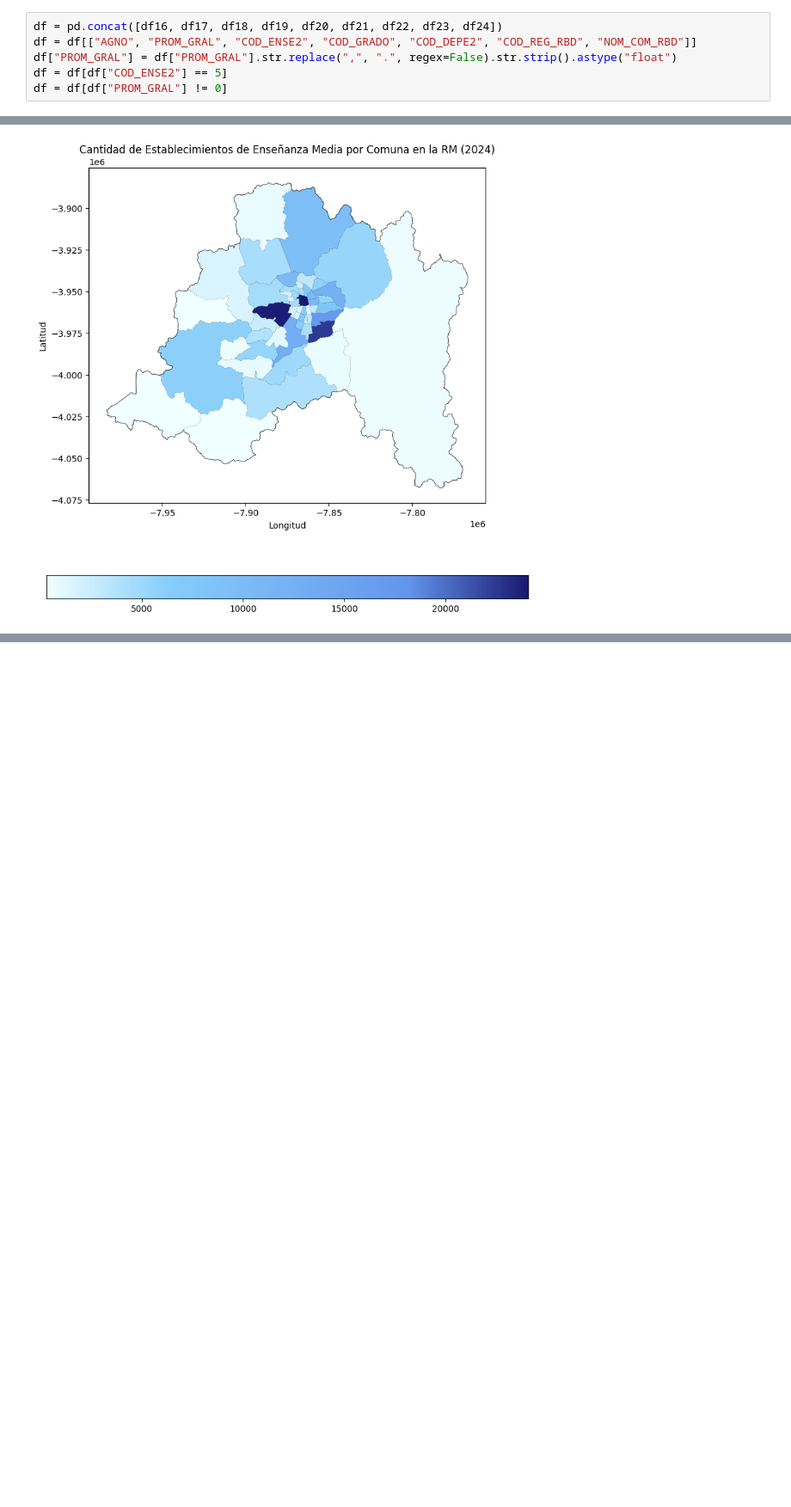
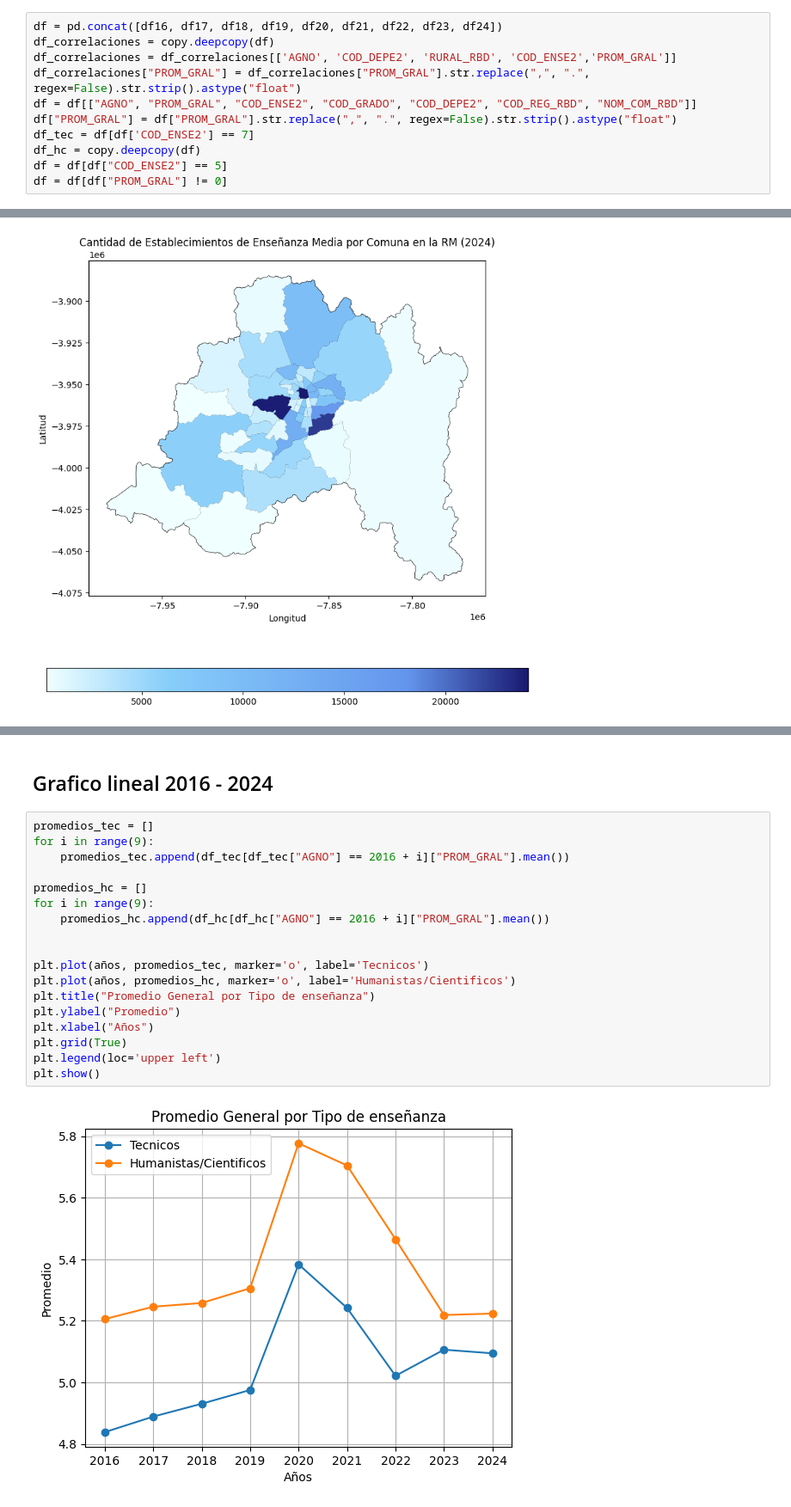
Before and after one commit to cony45678/Proyecto-Semestral-IMT2200, a Jupyter notebook: proyecto/notebook_rendimiento.ipynb, the cells around one changed output, grey strips where cells are left out. Shown: that part at 86% size. Drawn from its saved outputs; the diff is of its cells as text; blank space fills up the shorter version.

Commit message:
Graficos Tipo Enseñanza

```diff
--- a/proyecto/notebook_rendimiento.ipynb
+++ b/proyecto/notebook_rendimiento.ipynb
@@ -36,8 +38,13 @@ df17.columns = df17.columns.str.upper()
 **Limpieza y filtrado de datos**
 # %%
 df = pd.concat([df16, df17, df18, df19, df20, df21, df22, df23, df24])
+df_correlaciones = copy.deepcopy(df)
+df_correlaciones = df_correlaciones[['AGNO', 'COD_DEPE2', 'RURAL_RBD', 'COD_ENSE2','PROM_GRAL']]
+df_correlaciones["PROM_GRAL"] = df_correlaciones["PROM_GRAL"].str.replace(",", ".", regex=False).str.strip().astype("float")
 df = df[["AGNO", "PROM_GRAL", "COD_ENSE2", "COD_GRADO", "COD_DEPE2", "COD_REG_RBD", "NOM_COM_RBD"]]
 df["PROM_GRAL"] = df["PROM_GRAL"].str.replace(",", ".", regex=False).str.strip().astype("float")
+df_tec = df[df['COD_ENSE2'] == 7]
+df_hc = copy.deepcopy(df)
 df = df[df["COD_ENSE2"] == 5]
 df = df[df["PROM_GRAL"] != 0]
 # %%
@@ -216,0 +226,22 @@ plt.show()
+# %% [markdown]
+## Grafico lineal 2016 - 2024
+# %%
+promedios_tec = []
+for i in range(9):
+    promedios_tec.append(df_tec[df_tec["AGNO"] == 2016 + i]["PROM_GRAL"].mean())
+
+promedios_hc = []
+for i in range(9):
+    promedios_hc.append(df_hc[df_hc["AGNO"] == 2016 + i]["PROM_GRAL"].mean())
+
+
+plt.plot(años, promedios_tec, marker='o', label='Tecnicos')
+plt.plot(años, promedios_hc, marker='o', label='Humanistas/Cientificos')
+plt.title("Promedio General por Tipo de enseñanza")
+plt.ylabel("Promedio")
+plt.xlabel("Años")
+plt.grid(True)
+plt.legend(loc='upper left')
+plt.show()
+# %% [output]
+[figure, added]
```
Also changed, not shown: parts of 17 cells of this notebook.
